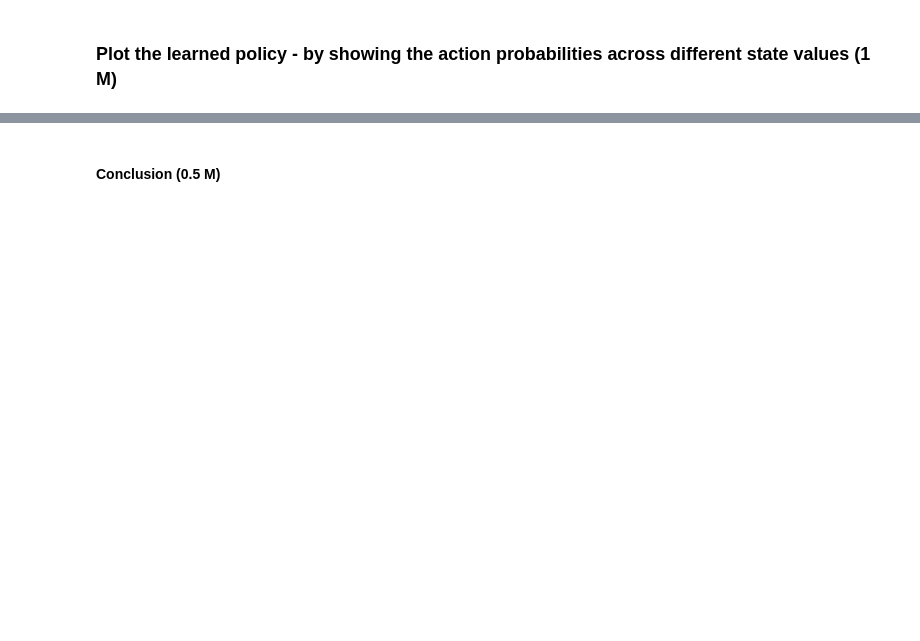
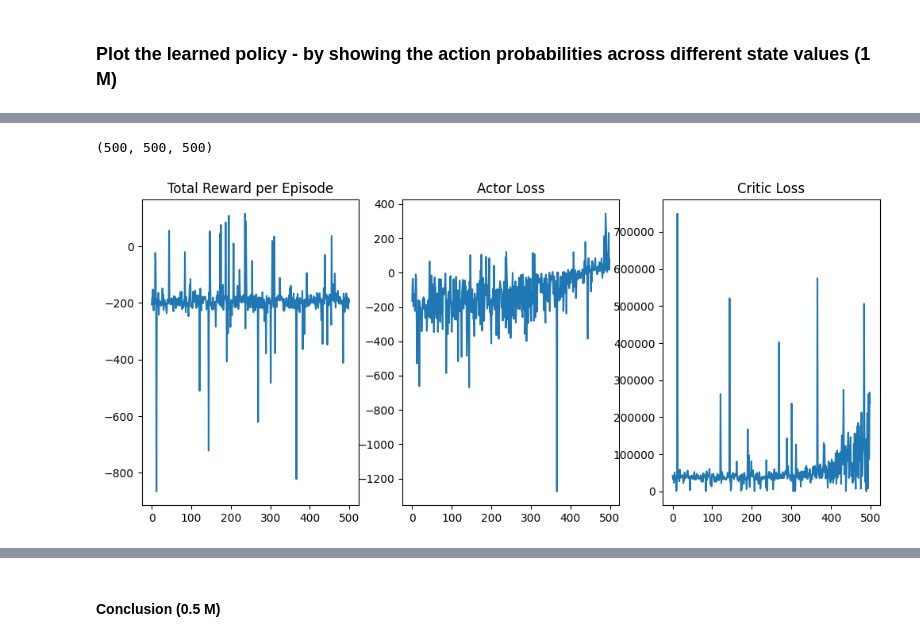
Before and after one commit to maverick98/CDS, a Jupyter notebook: Code_for_Actor_Critic_Problem.ipynb, the cells around one changed output, grey strips where cells are left out. Drawn from its saved outputs; the diff is of its cells as text; code cells hidden in the pictures; blank space fills up the shorter version.

```diff
--- a/Code_for_Actor_Critic_Problem.ipynb
+++ b/Code_for_Actor_Critic_Problem.ipynb
@@ -241,10 +241,11 @@ def simulate_environment(action, state, data):
     temp_deviations = np.abs(next_state[:9] - 22)  # assuming 22°C as target
     reward = calculate_reward(energy_before, energy_after, temp_deviations)
 
-    return next_state, reward
+    return next_state, reward,energy_after
 # %% [markdown]
 #### Implementation of Training Function (2 M)
 # %%
+
 def train_actor_critic(X_train, y_train,data_df, episodes=500):
     state_dim = X_train.shape[1]
     action_dim = 3  # Decrease, Maintain, Increase
@@ -253,6 +254,7 @@ def train_actor_critic(X_train, y_train,data_df, episodes=500):
     critic_model = build_critic_model(state_dim)
 
     rewards = []
+
 
     for episode in range(episodes):
         print(f'episode {episode}')
@@ -266,11 +268,14 @@ def train_actor_critic(X_train, y_train,data_df, episodes=500):
             action = np.random.choice(action_dim, p=action_probs[0])
 
             # Simulate environment
-            next_state, reward = simulate_environment(action, state, data_df)
+            next_state, reward,_ = simulate_environment(action, state, data_df)
             reward = tf.convert_to_tensor(reward, dtype=tf.float32)
 
             # Update Critic
             target = reward + 0.99 * critic_model.predict(np.array(next_state).reshape(1, -1))
+            current_value = critic_model.predict(np.array(state).reshape(1, -1))
+            critic_loss = np.mean((target - current_value) ** 2)  # MSE Loss
+            critic_losses.append(critic_loss)
             critic_model.train_on_batch(np.array(state).reshape(1, -1), target)
 
             # Calculate advantages
@@ -281,6 +286,7 @@ def train_actor_critic(X_train, y_train,data_df, episodes=500):
                 action_probs = actor_model(np.array(state).reshape(1, -1))
                 action_log_probs = tf.math.log(action_probs[0][action])
                 loss = -action_log_probs * advantages
+                actor_losses.append(loss)
             grads = tape.gradient(loss, actor_model.trainable_variables)
             actor_model.optimizer.apply_gradients(zip(grads, actor_model.trainable_variables))
 
@@ -312,16 +323,16 @@ def evaluate_model(actor_model, X_test, y_test,data_df):
 # %%
-def plot_results(rewards, actor_loss, critic_loss):
+def plot_results(rewards, actor_losses, critic_losses):
     plt.figure(figsize=(12, 5))
     plt.subplot(1, 3, 1)
     plt.plot(rewards)
     plt.title('Total Reward per Episode')
 
     plt.subplot(1, 3, 2)
-    plt.plot(actor_loss)
+    plt.plot(np.array(actor_losses).squeeze())
     plt.title('Actor Loss')
 
     plt.subplot(1, 3, 3)
-    plt.plot(critic_loss)
+    plt.plot(np.array(critic_losses).squeeze())
     plt.title('Critic Loss')
 
     plt.show()
@@ -351,8 +362,8 @@ def plot_learned_policy(actor_model, X_train):
 # %%
 file_path = '/content/energydata_complete.csv'
 data_df,X_train, X_test, y_train, y_test = load_and_preprocess_data(file_path)
+actor_losses=[]
+critic_losses=[]
 actor_model, critic_model, rewards = train_actor_critic(X_train, y_train,data_df,episodes=500)
-plot_results(rewards, actor_loss=[], critic_loss=[])  # Placeholder for actual loss values
-plot_learned_policy(actor_model, X_train)
 # %% [output]
 episode 0
@@ -386,0 +386,8 @@ episode 499
+# %%
+len(rewards),len(actor_losses),len(critic_losses)
+# %% [output]
+(500, 500, 500)
+# %%
+plot_results(rewards, actor_losses, critic_losses)  # Placeholder for actual loss values
+# %% [output]
+[figure, added]
```
Also changed, not shown: parts of 12 cells of this notebook.
